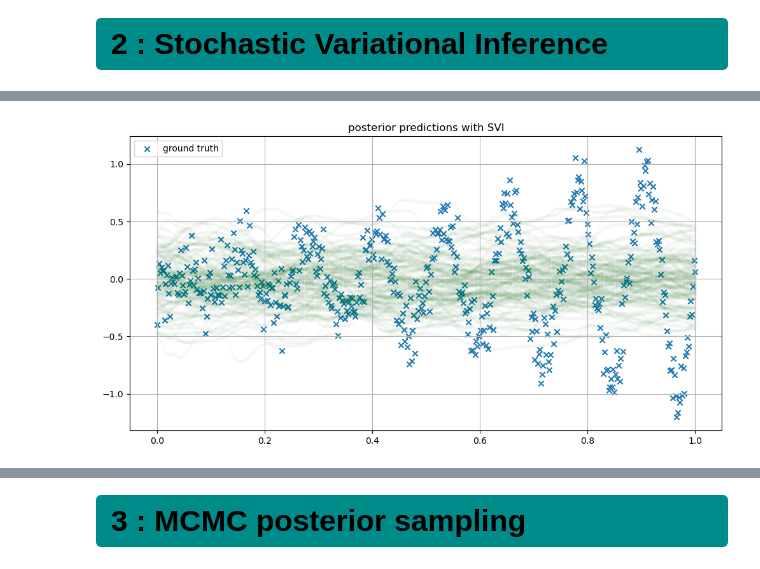
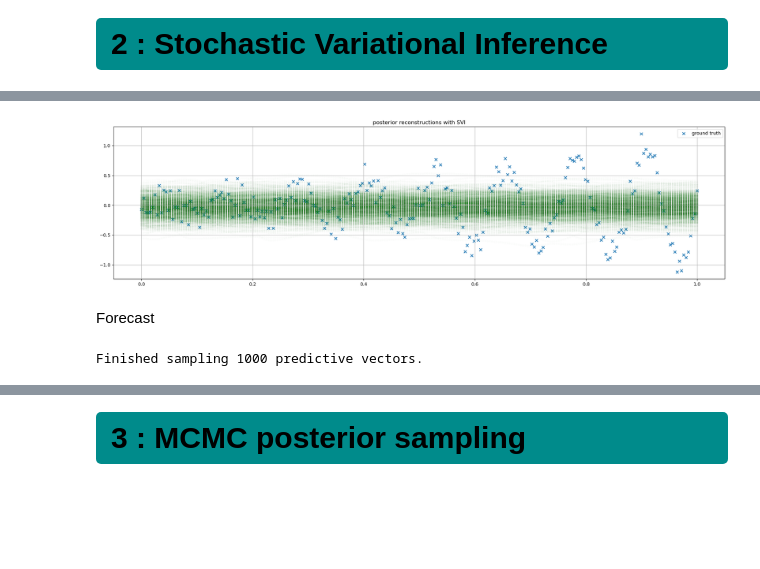
Before and after one commit to BenjaminDeporte/Stochastic_modeling, a Jupyter notebook: TOY_Pyro_BNN_regression.ipynb, the cells around one changed output, grey strips where cells are left out. Drawn from its saved outputs; the diff is of its cells as text; code cells hidden in the pictures; blank space fills up the shorter version.

```diff
--- a/TOY_Pyro_BNN_regression.ipynb
+++ b/TOY_Pyro_BNN_regression.ipynb
@@ -148,6 +151,6 @@ The idea is to consider all the network parameters (weights and biases) as rando
 
 #         return msg
 # %%
-model = BayesianMLP(n_layers=4, n_hidden_units=64, device=device)
+model = BayesianMLP(n_layers=4, n_hidden_units=32, device=device)
 print(model)
 # %% [output]
@@ -209,8 +214,11 @@ tensor([ -8.5144,  -8.4058,  -8.2858,  -8.1527,  -8.0044,  -7.8389,  -7.6538,
 # q_phi_auto = AutoDiagonalNormal(model)
 
 # CHOICE 2 :
-# here, a custom posterior
-def q_phi(x, y=None):
+# here, a custom posterior - basically a Gaussian posterior on weights and biases,
+# with diagonal covariance. Nothing too fancy.
+# def q_phi(model_instance):
+# def q_phi(x, y=None):
+def q_phi(x, y=None, kl_weight=1.0):
     """
     Custom posterior
     We define mean and standard dev parameters for each Gaussian posterior
@@ -231,11 +239,13 @@ def q_phi(x, y=None):
                 constraint=constraints.positive
             )
             # posterior sample RV must match the model's stochastic site name
-            pyro.sample(
-                f"{name}.weight",
-                dist.Normal(weight_loc, weight_scale)
-                .expand(weight_shape)
-                .to_event(weight_dim)
+            # use poutine.scale for kl annealing
+            with poutine.scale(scale=kl_weight):
+                pyro.sample(
+                    f"{name}.weight",
+                    dist.Normal(weight_loc, weight_scale)
+                    .expand(weight_shape)
+                    .to_event(weight_dim)
             )
             # BIAS
             if module.bias is not None:
@@ -250,12 +260,13 @@ def q_phi(x, y=None):
                     constraint=constraints.positive
                 )
                 # bias posterior
-                pyro.sample(
-                    f"{name}.bias",
-                    dist.Normal(bias_loc, bias_scale)
-                        .expand(bias_shape)
-                        .to_event(bias_dim)
-                )
+                with poutine.scale(scale=kl_weight):
+                    pyro.sample(
+                        f"{name}.bias",
+                        dist.Normal(bias_loc, bias_scale)
+                            .expand(bias_shape)
+                            .to_event(bias_dim)
+                    )
 
     # noise
     log_sigma_loc = pyro.param("log_sigma_loc", torch.tensor(0.0))
@@ -264,7 +275,8 @@ def q_phi(x, y=None):
         torch.tensor(0.1),
         constraint=constraints.positive
     )
-    pyro.sample("log_sigma", dist.Normal(log_sigma_loc, log_sigma_scale))
+    with poutine.scale(scale=kl_weight):
+        pyro.sample("log_sigma", dist.Normal(log_sigma_loc, log_sigma_scale))
 # %%
 lr = 1e-2
 optimizer = Adam({"lr" : lr})
@@ -330,7 +365,7 @@ plt.show()
 # here, we want to draw samples from the trained model on known X's
 import pyro.poutine as poutine
 
-N_SAMPLES = 100
+N_SAMPLES = 1000
 N_POINTS = X.shape[0]
 
 # place holder for predictions.
@@ -362,12 +397,44 @@ Finished sampling 100 predictive vectors.
 # %%
-fig, ax = plt.subplots(figsize=(12,6))
+fig, ax = plt.subplots(figsize=(24,6))
 
 ax.scatter(X.detach().cpu(),y.detach().cpu(), marker='x', label='ground truth')
 ax.grid()
 ax.legend()
-ax.set_title(f'posterior predictions with SVI')
+ax.set_title(f'posterior reconstructions with SVI')
 for s in range(N_SAMPLES):
     ax.scatter(X.cpu(), y_preds[:,s].detach().cpu(), alpha=0.01, color='green', marker='.')
 plt.show()
 # %% [output]
-[figure, old version]
+[figure, new version]
+# %% [markdown]
+Forecast
+# %%
+X_new = torch.linspace(0.0,2.0, steps=N_POINTS)
+y_new = target_function(X_new) + torch.randn(N_POINTS)*noise
+
+# place holder for predictions.
+# at each point, draw samples of the predicted value.
+y_preds_new = torch.zeros((N_POINTS, N_SAMPLES)).to(device)
+
+for s in range(N_SAMPLES):
+    # STEP 1: Trace the execution of the prediction guide.
+    # The trace records the *value* of the sampled parameters (a, b, log_noise_std).
+    # posterior_trace = poutine.trace(posterior_sampler).get_trace(X)
+    # NB : here we used the q_phi guide/approximate posterior, and
+    #       did not write a specific simpler posterior sampler
+    posterior_trace = poutine.trace(q_phi).get_trace(X_new)
+
+    # STEP 2: Use the Replay Poutine on the Model.
+    # This forces the Model to use the parameter values recorded in guide_trace.
+    with poutine.replay(trace=posterior_trace):
+        # STEP 3: Execute the Model to draw a prediction.
+        # Calling model(X) with y=None tells the 'obs' site to draw a sample
+        # (the predicted y) using the replayed (fixed) parameters.
+        predicted_y_vector = model(X_new, y=None)
+
+    # STEP 4: Store the resulting vector of predictions for all N_POINTS
+    y_preds_new[:, s] = predicted_y_vector.squeeze()
+
+print(f"Finished sampling {N_SAMPLES} predictive vectors.")
+# %% [output]
+Finished sampling 1000 predictive vectors.
```
Also changed, not shown: parts of 20 cells of this notebook, 2 other files.
